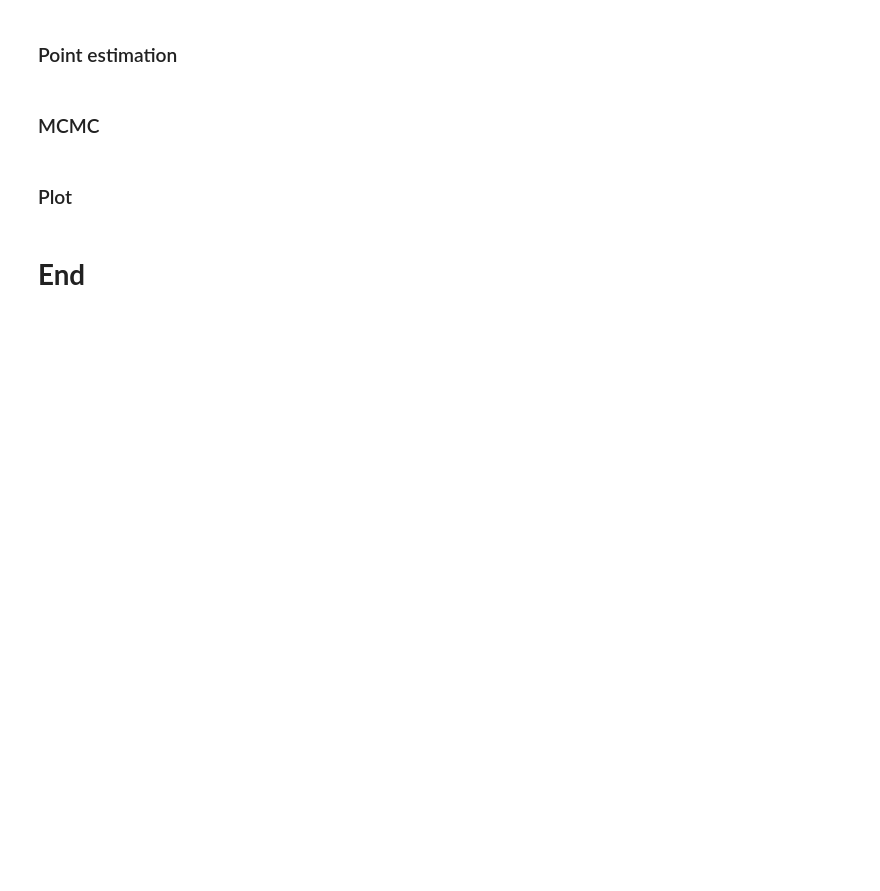
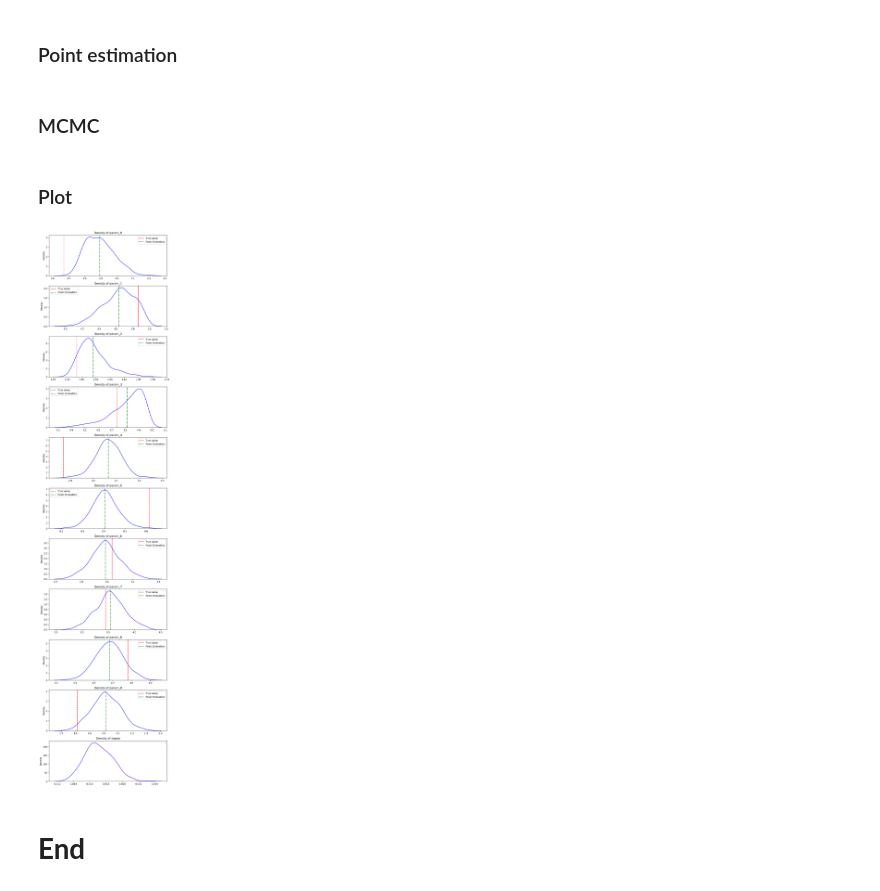
Before and after one commit to Aether-Ren/Multioutput_FixedG_GP, a Jupyter notebook: Docu.ipynb, the cells around one changed output. Saved outputs shown, nothing was run; the diff lists cells and outputs as text; code cells hidden in the pictures; blank space fills up the shorter version.

```diff
--- a/Docu.ipynb
+++ b/Docu.ipynb
@@ -107,12 +107,12 @@ MSE_LocalGP
 # %%
 row_idx = 0
 
-input_point = test_y_20[row_idx,:]
-local_train_x, local_train_y = Tools.find_k_nearest_neighbors_CPU(input_point, train_x, train_y_20, k = 100)
+input_point = test_y_21[row_idx,:]
+local_train_x, local_train_y = Tools.find_k_nearest_neighbors_CPU(input_point, train_x, train_y_21, k = 100)
 
 
 MultitaskGP_models, MultitaskGP_likelihoods = Training.train_one_row_MultitaskGP(local_train_x, local_train_y, n_tasks = local_train_y.shape[1],
-                                                                                 covar_type = 'RQ', lr=0.05, num_iterations=5000, patience=10, device=Device)
+                                                                                 covar_type = 'RBF', lr=0.05, num_iterations=5000, patience=10, device=Device)
 # %%
 row_idx = 0
 
@@ -234,8 +234,8 @@ estimated_params
 ### MCMC
 # %%
 mcmc_result_Uniform = Estimation.run_mcmc_Uniform(Prediction.preds_for_one_model, MultitaskGP_models, MultitaskGP_likelihoods, row_idx, test_y, bounds,
-                                                 PCA_func = pca_20,
-                                                 num_sampling = 2000, warmup_step = 500)
+                                                  PCA_func = pca_20,
+                                                  num_sampling = 400, warmup_step = 100)
 # %%
 mcmc_result_Normal = Estimation.run_mcmc_Normal(Prediction.preds_for_one_model, MultitaskGP_models, MultitaskGP_likelihoods, row_idx, test_y, local_train_x,
                                                  PCA_func = pca_20,
@@ -251,5 +243,5 @@ mcmc_result = Estimation.run_mcmc(Prediction.preds_for_one_model, MultitaskGP_mo
 # %%
-posterior_samples = mcmc_result.get_samples()
+posterior_samples = mcmc_result_Uniform.get_samples()
 
 param_names = [f'param_{i}' for i in range(len(bounds))]
 
@@ -265,31 +257,33 @@ for idx, param_name in enumerate(param_names):
 # %% [markdown]
 ### Plot
 # %%
-posterior_samples_Normal = mcmc_result_Normal.get_samples()
+posterior_samples_Normal = mcmc_result_Uniform.get_samples()
 
 true_values = test_x[row_idx,:]
 
 point_estimations = posterior_means_array
 
 fig, axes = plt.subplots(len(posterior_samples_Normal), 1, figsize=(8, len(posterior_samples_Normal) * 3))
 
 for i, (param_name, samples) in enumerate(posterior_samples_Normal.items()):
     if len(posterior_samples_Normal) > 1:
         ax = axes[i]
     else:
         ax = axes
     sns.kdeplot(samples.detach().numpy(), ax=ax, color='blue')
     ax.set_title(f'Density of {param_name}')
 
     # 标记 true_values 和 point_estimations
     if true_values is not None and i < len(true_values):
         ax.axvline(true_values[i], color='red', linestyle='--', label='True Value')
     if point_estimations is not None and i < len(point_estimations):
         ax.axvline(point_estimations[i], color='green', linestyle='-.', label='Point Estimation')
     ax.legend()
 
 plt.tight_layout()
 plt.show()
+# %% [output]
+[figure, added]
 # %% [markdown]
 # **End**
 # %%
```
Also changed, not shown: parts of 3 cells of this notebook, 3 other files.
